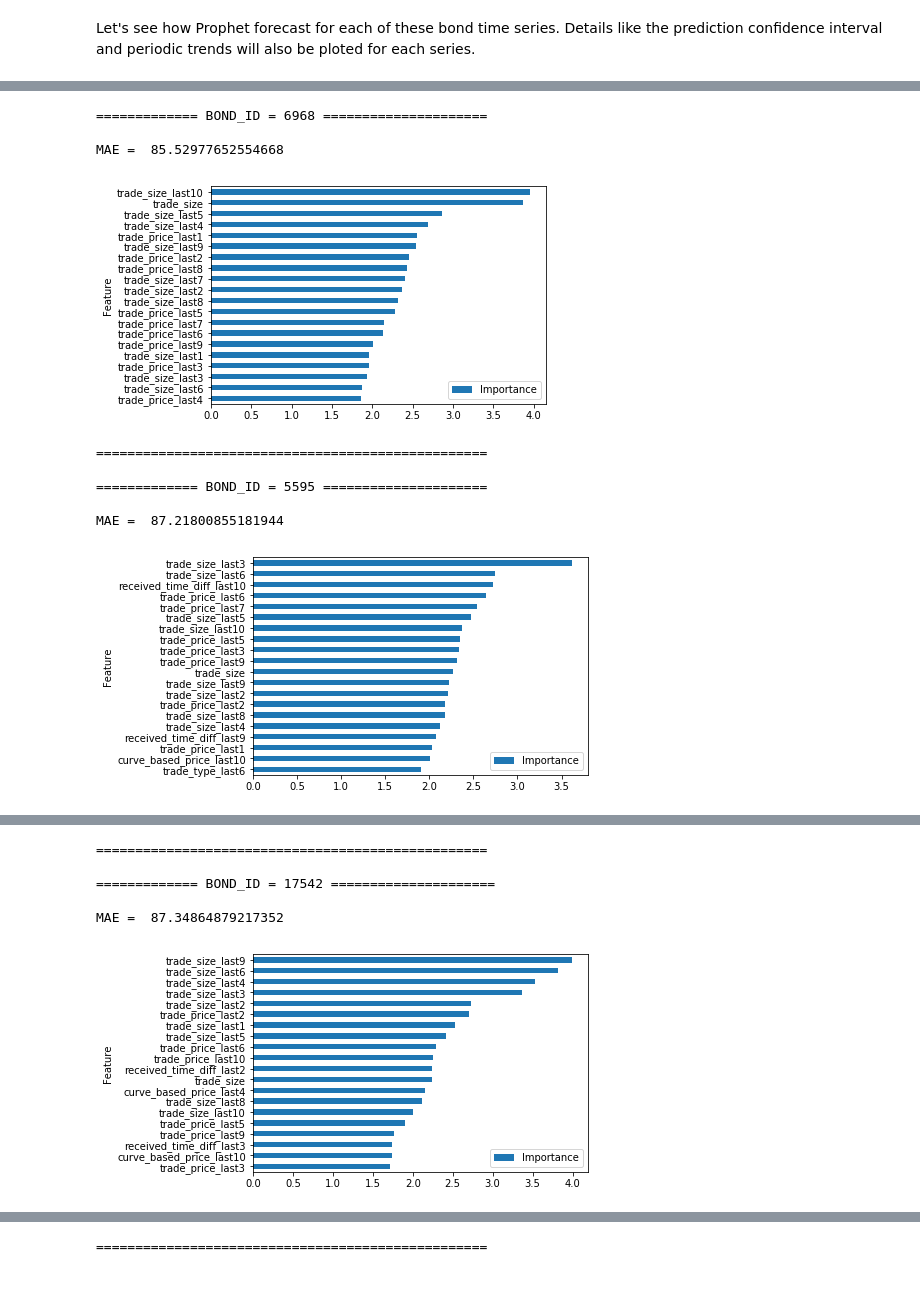
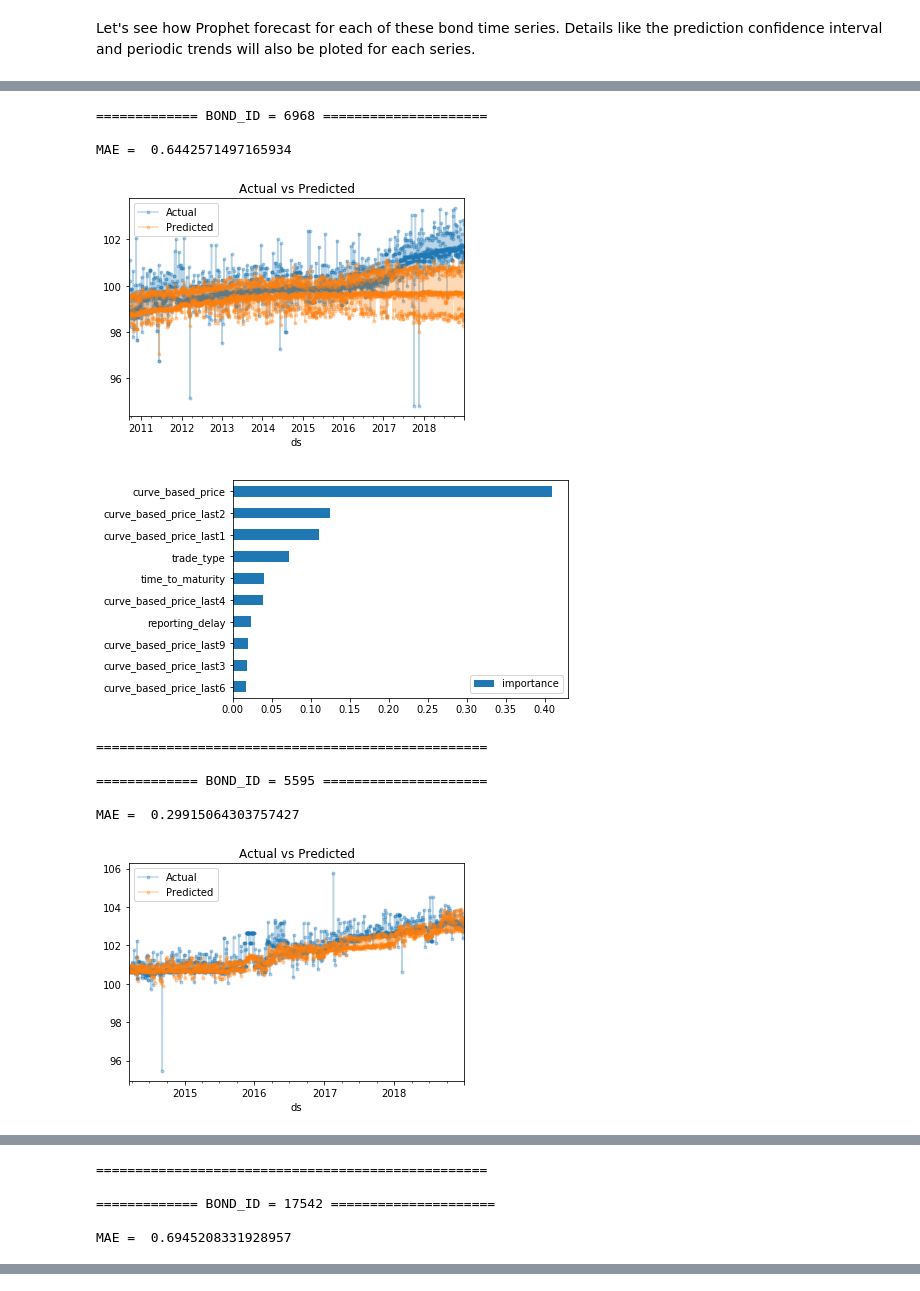
Before and after one commit to bernardoff/ML-Lab, a Jupyter notebook: OLX case study/OLX Case study.ipynb, the cells around one changed output, grey strips where cells are left out. Saved outputs shown, nothing was run; the diff lists cells and outputs as text; code cells hidden in the pictures.

```diff
--- a/OLX case study/OLX Case study.ipynb
+++ b/OLX case study/OLX Case study.ipynb
@@ -101,6 +104,6 @@ def plot_two_series(actual, predicted):
     plt.show()
 # %%
-def train_catboost(multivariate_timeseries): # Only used for multivariate, like dataset 3
+def train_rf(multivariate_timeseries): # Only used for multivariate, like dataset 3
     # Add fake date
     multivariate_timeseries = multivariate_timeseries.reset_index(drop=True)
     end_date = datetime.strptime('2018-12-31', '%Y-%m-%d')# date.today()
@@ -125,28 +128,33 @@ def train_catboost(multivariate_timeseries): # Only used for multivariate, like
     train_size = round(len(multivariate_timeseries)*0.75)
     train, test = multivariate_timeseries[0:train_size], multivariate_timeseries[train_size:]
 
-    # Initialize data pools for CatBoost
+    train = train.dropna()
+    test = test.dropna()
+
     #print(train.loc[:, train.columns != 'trade_price'].columns)
-    train_pool = Pool(train.loc[:, train.columns != 'trade_price'],train.loc[:, train.columns == 'trade_price'])
-    test_pool = Pool(test.loc[:, test.columns != 'trade_price'],test.loc[:, test.columns == 'trade_price'])
+    X_train = train.loc[:, train.columns != 'trade_price']
+    y_train = train.loc[:, train.columns == 'trade_price']
+    X_test = test.loc[:, test.columns != 'trade_price']
+    y_test = test.loc[:, test.columns == 'trade_price']
 
-    # Train Catboost Regressor
-    catboost = CatBoostRegressor(loss_function = 'MAE', # Options are: MAE, MAPE, Poisson, Quantile, RMSE, LogLinQuantile, Lq
-                          logging_level = 'Silent', random_seed = 42 #,task_type = 'GPU'
-                                     )
-    catboost.fit(train_pool)
+    # Train RF Regresor
+    rf = RandomForestRegressor(n_estimators = 50, random_state = 42)
+    rf.fit(X_train, y_train)
 
     # Predict test data
-    test_predictions = catboost.predict(test_pool)
-    mae = mean_absolute_error(test.loc[:, test.columns == 'trade_price'], test_predictions)
+    test_predictions = rf.predict(X_test)
+    mae = mean_absolute_error(y_test, test_predictions)
     print('MAE = ', mae)
 
-    #plot_two_series(test.loc[:, test.columns == 'trade_price'], test_predictions)
+    plot_two_series(test.loc[:, test.columns == 'trade_price'], test_predictions)
 
     # Feature importance
-    feat_imp = pd.DataFrame(catboost.get_feature_importance(data=train_pool, prettified=True, thread_count=-1, verbose=False)
-                            , columns = ['Feature','Importance']).set_index('Feature').sort_values(by='Importance',ascending=False).head(20).sort_values(by='Importance',ascending=True)
-    feat_imp.plot.barh()
+    top_n = 10
+    feature_importances = pd.DataFrame(rf.feature_importances_, index = X_train.columns, columns=['importance']).sort_values('importance',ascending=False).head(top_n).sort_values(by='importance',ascending=True)
+    feature_importances.plot.barh()
+    plt.show()
+
+    #return rf
 # %% [markdown]
 # 3 - Time series analysis and forecasting
 ## 3.1 Dataset 1 (data1.csv)
@@ -228,7 +236,7 @@ MAE =  256.61870671013264
 print('There are ' + str(data3['bond_id'].nunique()) + ' unique bond_ids.' )
 
 # Pick up the bond_ids with longer series
-top_x = 5
+top_x = 3
 top_bond_ids = data3.groupby('bond_id').size().sort_values(ascending=False).head(top_x).index
 print('These bond_ids are identified containing the highest series sizes: ', list(top_bond_ids))
 print('These are the only series to be analyzed for now. With time all series could be analyzed.')
@@ -242,9 +250,10 @@ for id in top_bond_ids:
     print('============= BOND_ID = ' + str(id) + ' =====================\n')
     timeseries = pd.DataFrame(data3[data3.bond_id == id]['trade_price'])
     timeseries = add_dates_to_timeseries(timeseries)
-    timeseries.plot(alpha=0.9,figsize=(8, 4), title = 'Bond time series')
+    print(len(timeseries))
+    timeseries.plot(alpha=0.9,figsize=(6.5, 4), title = 'Bond time series ' + str(id))
     plt.show()
-    data2_df.rolling(window=365,center=True).sum().plot(title = 'Running sum (yearly window)')
+    timeseries.rolling(window=365,center=True).sum().plot(title = 'Running sum (yearly window)',figsize=(6.5, 4))
     plt.show()
     lag_plot(timeseries)
     plt.show()
@@ -310,18 +324,19 @@ Let's try a different approach by turning the multivariate timeseries into a sup
 # %%
 for id in top_bond_ids:
     print('============= BOND_ID = ' + str(id) + ' =====================\n')
     timeseries = data3[data3.bond_id == id]
-    train_catboost(timeseries)
+    train_rf(timeseries)
     plt.show()
     print('==================================================\n')
 # %% [output]
 ============= BOND_ID = 6968 =====================
 
-MAE =  85.52977652554668
+MAE =  0.6442571497165934
-[figure, old version]
+[figure, new version]
+[figure, new version]
 ==================================================
 
 ============= BOND_ID = 5595 =====================
 
-MAE =  87.21800855181944
+MAE =  0.29915064303757427
-[figure, old version]
+[figure, new version]
@@ -329,5 +345,4 @@ MAE =  87.21800855181944
 
 ============= BOND_ID = 17542 =====================
 
-MAE =  87.34864879217352
+MAE =  0.6945208331928957
-[figure, old version]
@@ -346 +351,0 @@ MAE =  83.3581231849131
-==================================================
```
Also changed, not shown: parts of 15 cells of this notebook.
